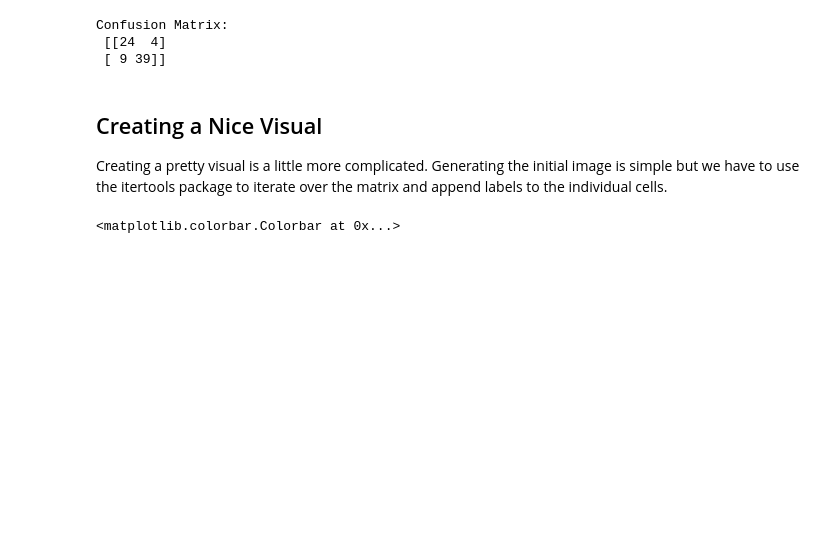
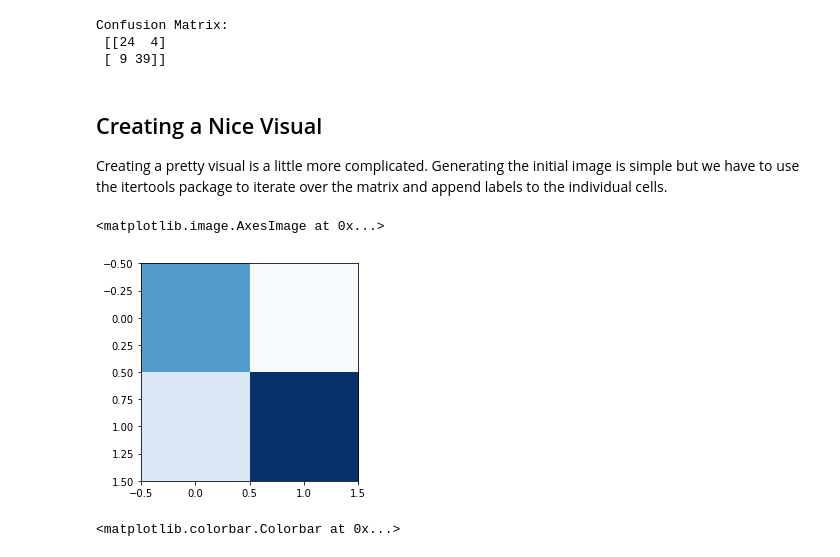
Before and after one commit to dlm6693/dsc-3-29-07-visualizing-confusion-matrices-lab-nyc-ds-career-031119, a Jupyter notebook: index.ipynb, the cells around one changed output. Drawn from its saved outputs; the diff is of its cells as text; code cells hidden in the pictures; blank space fills up the shorter version.

```diff
--- a/index.ipynb
+++ b/index.ipynb
@@ -78,6 +78,11 @@ Confusion Matrix:
 # %% [markdown]
 ## Creating a Nice Visual
 Creating a pretty visual is a little more complicated. Generating the initial image is simple but we have to use the itertools package to iterate over the matrix and append labels to the individual cells.
+# %%
+plt.imshow(cnf_matrix,  cmap=plt.cm.Blues)
+# %% [output]
+<matplotlib.image.AxesImage at 0x...>
+[figure, added]
 # %%
 import numpy as np
 import itertools
```
